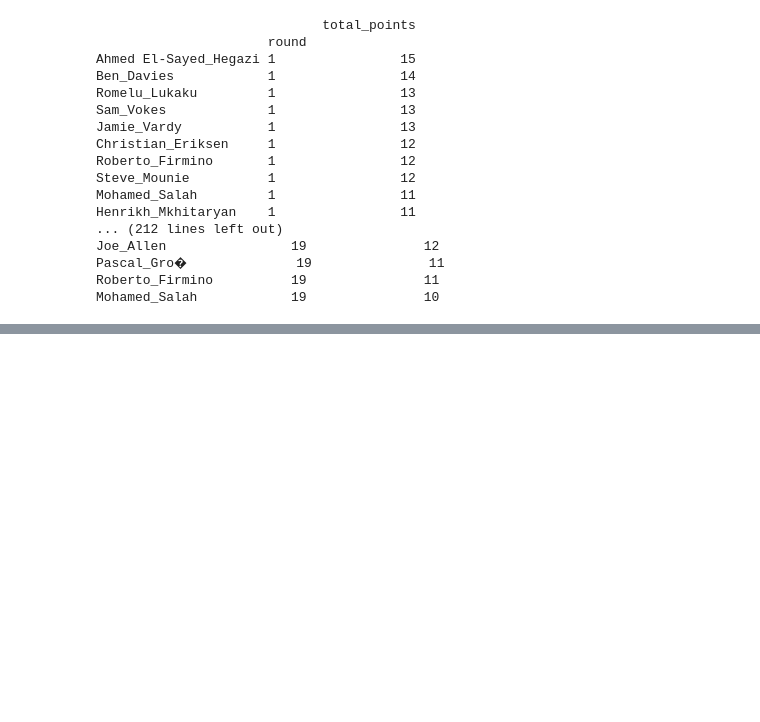
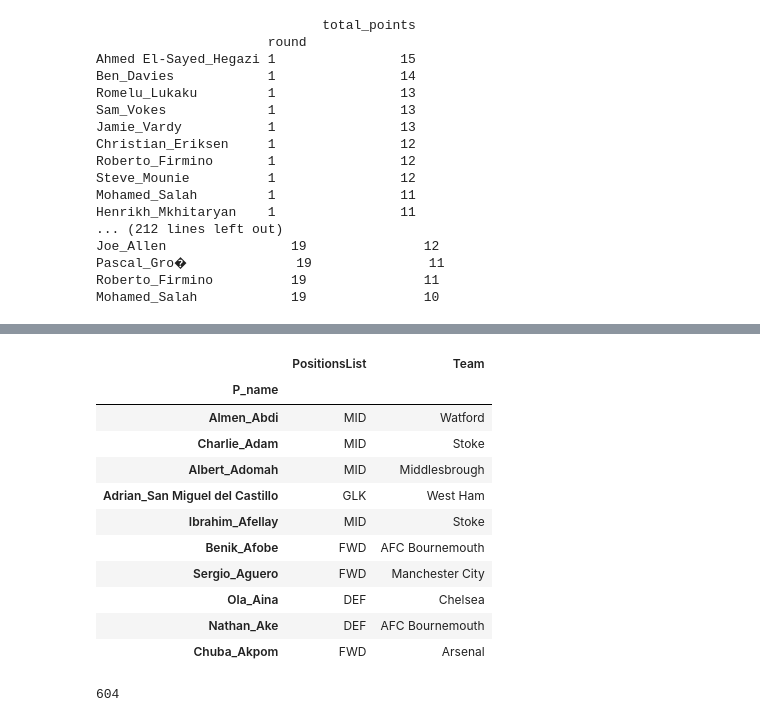
Before and after one commit to rivaldo4t/RecommendationOnFantasyLeague-ROFL, a Jupyter notebook: dataScrape_T.ipynb, the cells around one changed output, grey strips where cells are left out. Cells and saved outputs as stored; diff of their text form; code cells hidden in the pictures; blank space fills up the shorter version.

```diff
--- a/dataScrape_T.ipynb
+++ b/dataScrape_T.ipynb
@@ -400,0 +420,13 @@ Mohamed_Salah            19               10
+# %%
+import unicodedata
+path = 'data/Player_Pos_Team_2016-17.csv'
+pname_pos_team_1617 = pd.read_csv(path, skiprows=None, encoding='utf-8')
+
+fname1 = [unicodedata.normalize('NFD', x).encode('ascii', 'ignore') for x in pname_pos_team_1617['FirstName']]
+sname1 = [unicodedata.normalize('NFD', x).encode('ascii', 'ignore') for x in pname_pos_team_1617['Surname']]
+fname = pd.DataFrame({'name':fname1})
+sname = pd.DataFrame({'name':sname1})
+
+pname = fname + '_' + sname
+pname_pos_team_1617['P_name'] = pname
+print pname_pos_team_1617[:5]
@@ -400,0 +447,28 @@ Mohamed_Salah            19               10
+# %%
+player_pos_team = pname_pos_team_1617[['PositionsList', 'Team', 'P_name']].copy()
+player_pos_team.set_index('P_name', inplace=True)
+player_pos_team[:10]
+# %% [output]
+|  | PositionsList | Team |
+| P_name |  |  |
+| Almen_Abdi | MID | Watford |
+| Charlie_Adam | MID | Stoke |
+| Albert_Adomah | MID | Middlesbrough |
+| Adrian_San Miguel del Castillo | GLK | West Ham |
+| Ibrahim_Afellay | MID | Stoke |
+| Benik_Afobe | FWD | AFC Bournemouth |
+| Sergio_Aguero | FWD | Manchester City |
+| Ola_Aina | DEF | Chelsea |
+| Nathan_Ake | DEF | AFC Bournemouth |
+| Chuba_Akpom | FWD | Arsenal |
+# %%
+n = 0
+for i,j in players_gw.groupby(level=0):
+    if i in player_pos_team.index:
+        n += 1
+        players_gw.loc[i, 'position'] = player_pos_team.loc[i]['PositionsList']
+        players_gw.loc[i, 'team'] = player_pos_team.loc[i]['Team']
+
+print n
+# %% [output]
+604
```
Also changed, not shown: parts of 4 cells of this notebook, 1 other file.
